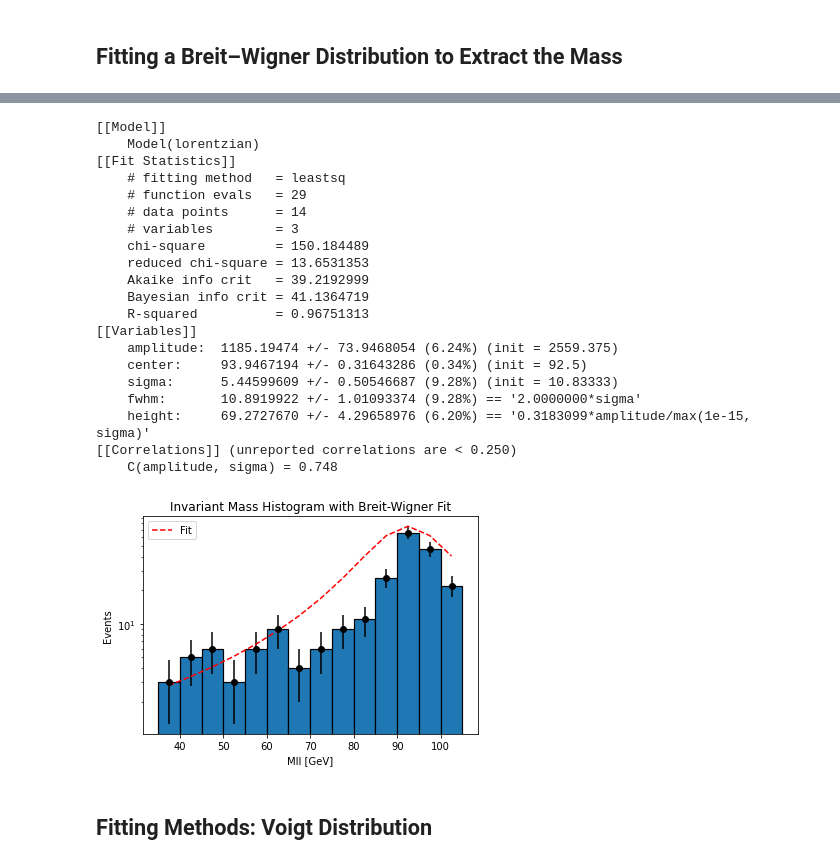
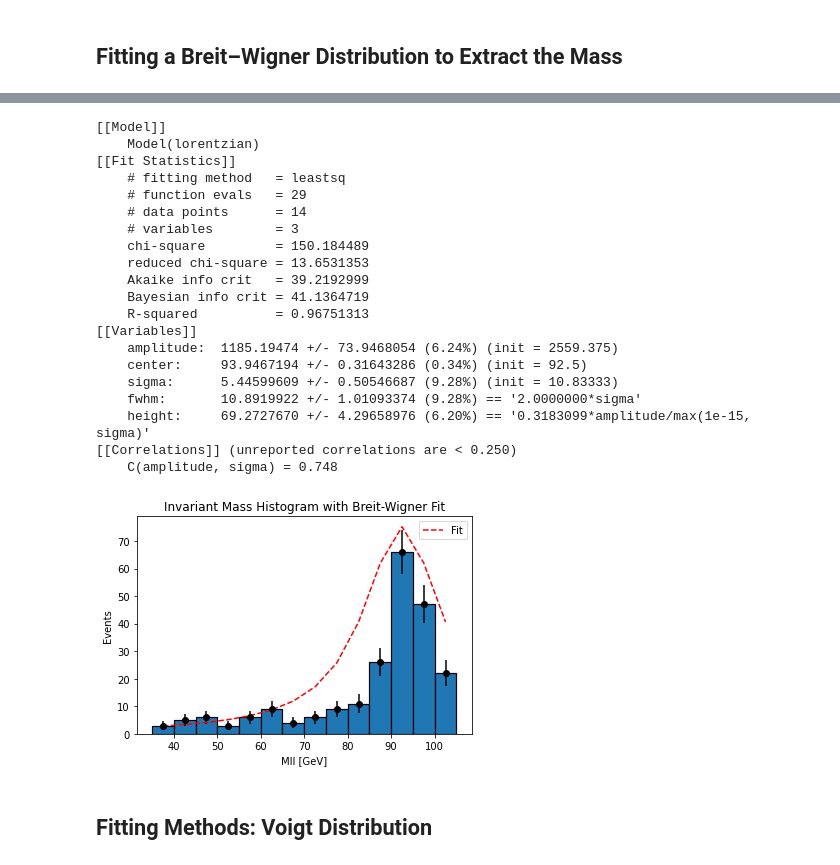
Before and after one commit to KatieGray024/notebooks-collection-opendata, a Jupyter notebook: 13-TeV-examples/uproot_python/Find_the_Z.ipynb, the cells around one changed output, grey strips where cells are left out. Cells and saved outputs as stored; diff of their text form; code cells hidden in the pictures.

```diff
--- a/13-TeV-examples/uproot_python/Find_the_Z.ipynb
+++ b/13-TeV-examples/uproot_python/Find_the_Z.ipynb
@@ -313,35 +323,34 @@ print(out_bw.fit_report(min_correl=0.25))
 plt.legend()
 
 #Axis Titles
 plt.xlabel('Mll [GeV]')
 plt.ylabel('Events')
 plt.title('Invariant Mass Histogram with Breit-Wigner Fit')
 
 # make the y-axis log scale
-plt.yscale('log')
 figsize=(10, 8)
 # %% [output]
 [[Model]]
     Model(lorentzian)
 [[Fit Statistics]]
     # fitting method   = leastsq
     # function evals   = 29
     # data points      = 14
     # variables        = 3
     chi-square         = 150.184489
     reduced chi-square = 13.6531353
     Akaike info crit   = 39.2192999
     Bayesian info crit = 41.1364719
     R-squared          = 0.96751313
 [[Variables]]
     amplitude:  1185.19474 +/- 73.9468054 (6.24%) (init = 2559.375)
     center:     93.9467194 +/- 0.31643286 (0.34%) (init = 92.5)
     sigma:      5.44599609 +/- 0.50546687 (9.28%) (init = 10.83333)
     fwhm:       10.8919922 +/- 1.01093374 (9.28%) == '2.0000000*sigma'
     height:     69.2727670 +/- 4.29658976 (6.20%) == '0.3183099*amplitude/max(1e-15, sigma)'
 [[Correlations]] (unreported correlations are < 0.250)
     C(amplitude, sigma) = 0.748
-[figure, old version]
+[figure, new version]
 # %% [markdown]
 ## Fitting Methods: Voigt Distribution
 # %% [markdown]
```
Also changed, not shown: parts of 9 cells of this notebook.
